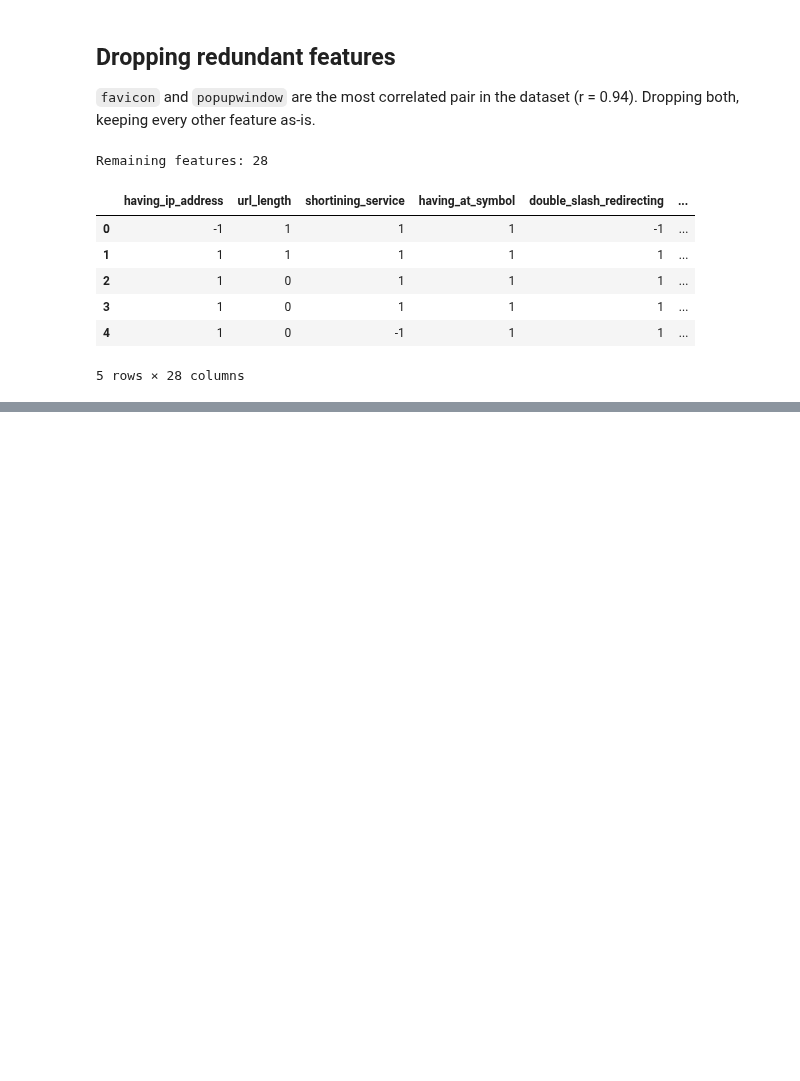
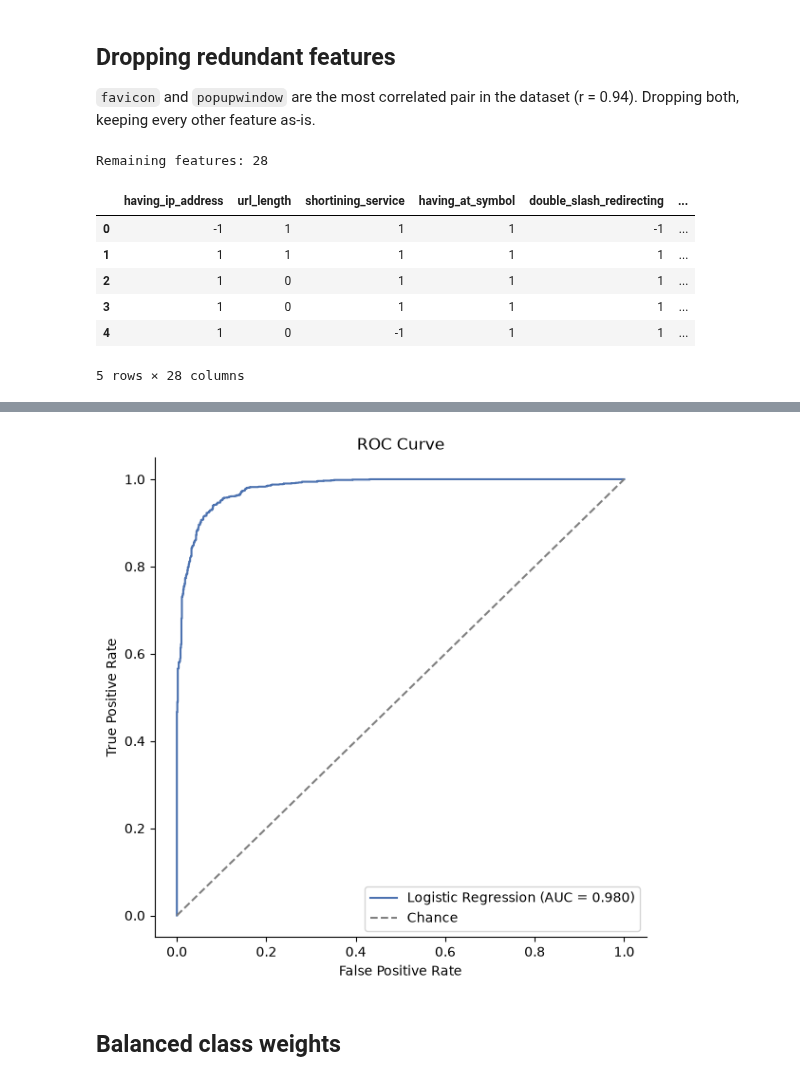
Before and after one commit to imgabrielas/Not-So-Small-ML, a Jupyter notebook: Phishing Websites/notebook.ipynb, the cells around one changed output, grey strips where cells are left out. Cells and saved outputs as stored; diff of their text form; code cells hidden in the pictures; blank space fills up the shorter version.

Commit message:
model

```diff
--- a/Phishing Websites/notebook.ipynb
+++ b/Phishing Websites/notebook.ipynb
@@ -296,0 +316,19 @@ Remaining features: 28
+# %%
+from sklearn.model_selection import train_test_split
+from sklearn.linear_model import LogisticRegression
+from sklearn.metrics import (
+    accuracy_score, classification_report, confusion_matrix,
+    roc_curve, roc_auc_score,
+)
+
+y_flat = y.values.ravel()
+
+X_train, X_test, y_train, y_test = train_test_split(
+    X, y_flat, test_size=0.2, stratify=y_flat, random_state=42,
+)
+
+model = LogisticRegression(max_iter=1000)
+model.fit(X_train, y_train)
+
+y_pred = model.predict(X_test)
+y_proba = model.predict_proba(X_test)[:, 1]
@@ -296,0 +361,17 @@ Remaining features: 28
+# %%
+fpr, tpr, thresholds = roc_curve(y_test, y_proba, pos_label=1)
+
+fig, ax = plt.subplots(figsize=(6, 6))
+ax.plot(fpr, tpr, color='#4C72B0', label=f'Logistic Regression (AUC = {auc:.3f})')
+ax.plot([0, 1], [0, 1], linestyle='--', color='gray', label='Chance')
+ax.set_xlabel('False Positive Rate')
+ax.set_ylabel('True Positive Rate')
+ax.set_title('ROC Curve')
+ax.legend(loc='lower right')
+sns.despine()
+plt.tight_layout()
+plt.show()
+# %% [output]
+[figure, added]
+# %% [markdown]
+## Balanced class weights
```
Also changed, not shown: parts of 18 cells of this notebook.
